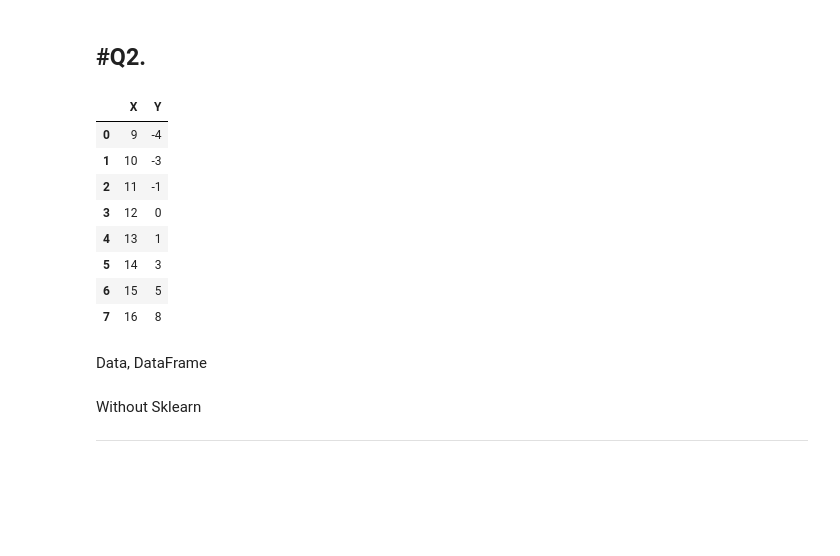
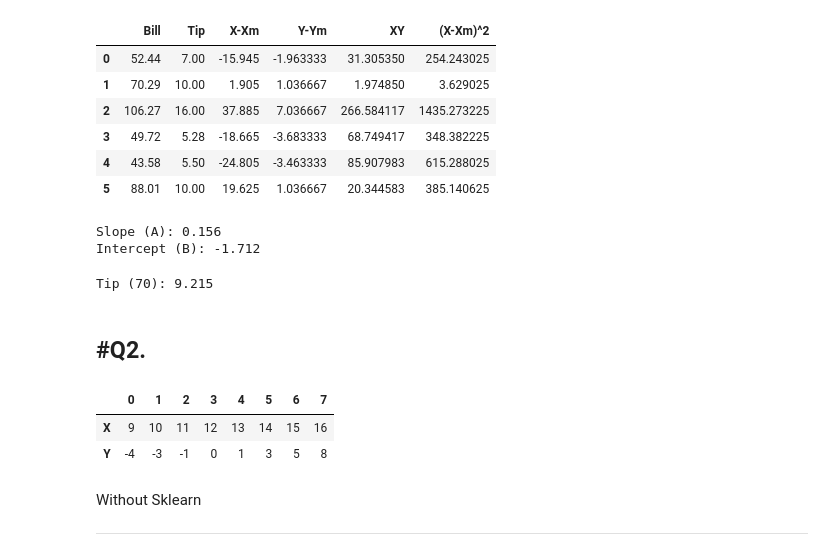
Before and after one commit to jatbhoir/Machine-Learning, a Jupyter notebook: ML_ASSIGNMENT.ipynb, the cells around one changed output. Cells and saved outputs as stored; diff of their text form; code cells hidden in the pictures; blank space fills up the shorter version.

```diff
--- a/ML_ASSIGNMENT.ipynb
+++ b/ML_ASSIGNMENT.ipynb
@@ -3,3 +31,32 @@
+# %%
+data['X-Xm'] = data['Bill'] - mean_X
+data['Y-Ym'] = data['Tip'] - mean_Y
+data['XY'] = data['X-Xm'] * data['Y-Ym']
+data['(X-Xm)^2'] = data['X-Xm'] ** 2
+data
+# %% [output]
+|  | Bill | Tip | X-Xm | Y-Ym | XY | (X-Xm)^2 |
+| 0 | 52.44 | 7.00 | -15.945 | -1.963333 | 31.305350 | 254.243025 |
+| 1 | 70.29 | 10.00 | 1.905 | 1.036667 | 1.974850 | 3.629025 |
+| 2 | 106.27 | 16.00 | 37.885 | 7.036667 | 266.584117 | 1435.273225 |
+| 3 | 49.72 | 5.28 | -18.665 | -3.683333 | 68.749417 | 348.382225 |
+| 4 | 43.58 | 5.50 | -24.805 | -3.463333 | 85.907983 | 615.288025 |
+| 5 | 88.01 | 10.00 | 19.625 | 1.036667 | 20.344583 | 385.140625 |
+# %%
+slope = data['XY'].sum() / data['(X-Xm)^2'].sum()
+intercept = mean_Y - slope * mean_X
+print(f'Slope (A): {slope:.3f}')
+print(f'Intercept (B): {intercept:.3f}')
+# %% [output]
+Slope (A): 0.156
+Intercept (B): -1.712
+# %%
+# Estimating Tip if Bill is $70
+bill = 70
+tip = slope * bill + intercept
+print(f'Tip (70): {tip:.3f}')
+# %% [output]
+Tip (70): 9.215
 # %% [markdown]
 #Q2.
 ---
@@ -14,22 +63,14 @@ warnings.filterwarnings("ignore")
 # %%
 data = {
     'X': [9, 10, 11, 12, 13, 14, 15, 16],
     'Y' : [-4, -3, -1, 0, 1, 3, 5, 8]
 }
 data = pd.DataFrame(data)
-data
+data.T
 # %% [output]
-|  | X | Y |
-| 0 | 9 | -4 |
-| 1 | 10 | -3 |
-| 2 | 11 | -1 |
-| 3 | 12 | 0 |
-| 4 | 13 | 1 |
-| 5 | 14 | 3 |
-| 6 | 15 | 5 |
-| 7 | 16 | 8 |
+|  | 0 | 1 | 2 | 3 | 4 | 5 | 6 | 7 |
+| X | 9 | 10 | 11 | 12 | 13 | 14 | 15 | 16 |
+| Y | -4 | -3 | -1 | 0 | 1 | 3 | 5 | 8 |
-# %% [markdown]
-Data, DataFrame
 # %% [markdown]
 Without Sklearn
 
```
Also changed, not shown: parts of 17 cells of this notebook.
